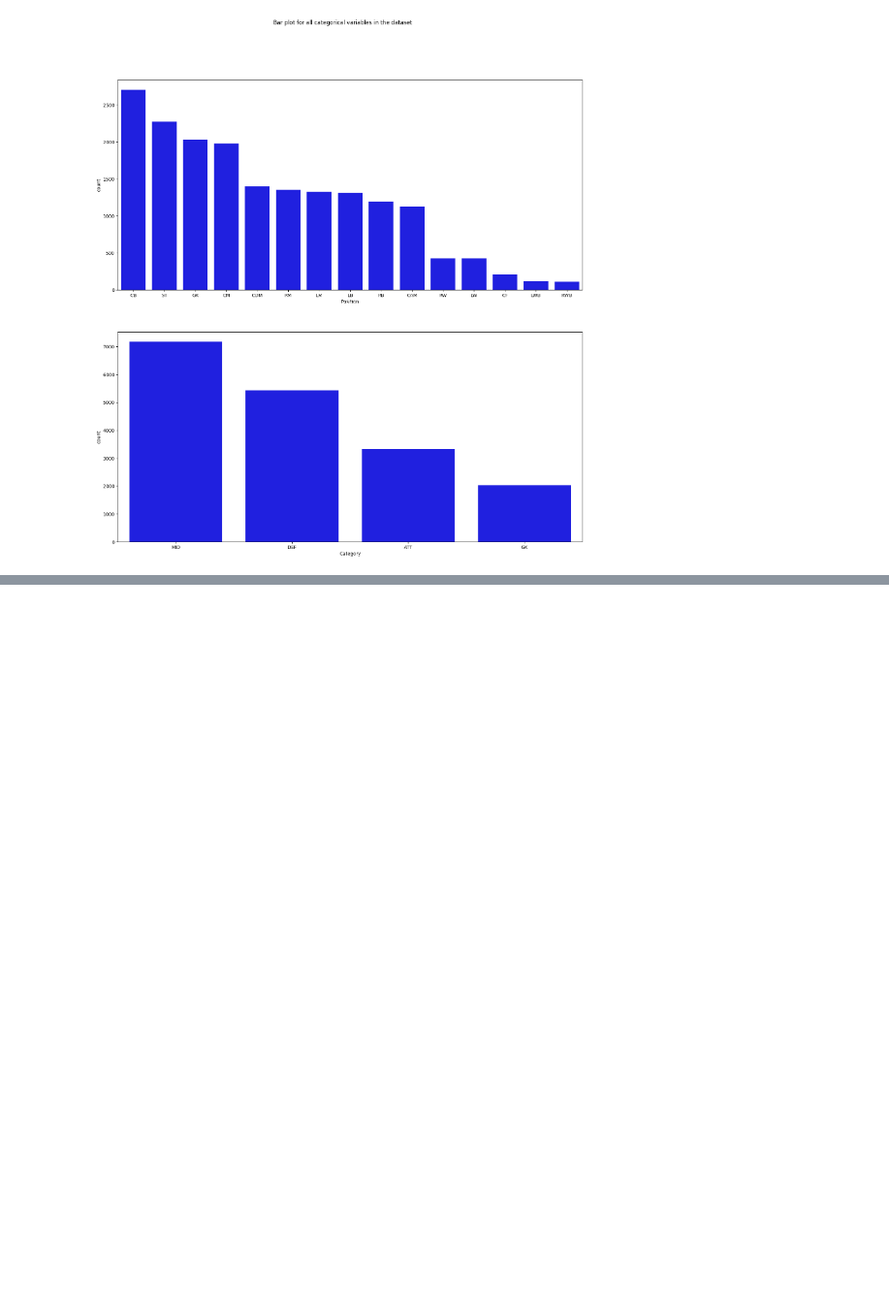
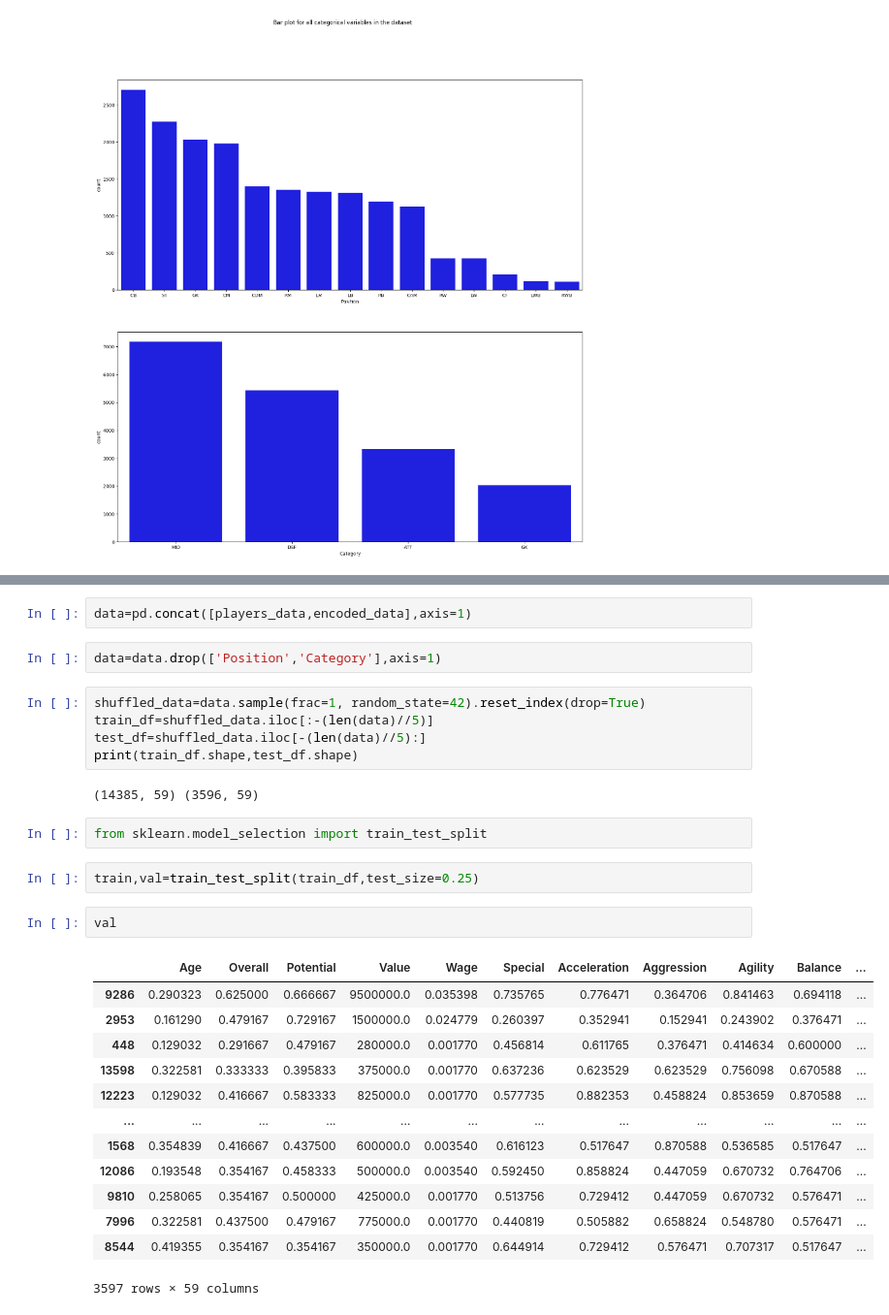
Before and after one commit to kvrHari/DataScience, a Jupyter notebook: Fifa/Fifa_Players.ipynb, the cells around one changed output, grey strips where cells are left out. Shown: that part at 97% size. Drawn from its saved outputs; the diff is of its cells as text; blank space fills up the shorter version.

```diff
--- a/Fifa/Fifa_Players.ipynb
+++ b/Fifa/Fifa_Players.ipynb
@@ -358,0 +201,31 @@ Average RMSE: 2574614.4439650252
+# %%
+data=pd.concat([players_data,encoded_data],axis=1)
+# %%
+data=data.drop(['Position','Category'],axis=1)
+# %%
+shuffled_data=data.sample(frac=1, random_state=42).reset_index(drop=True)
+train_df=shuffled_data.iloc[:-(len(data)//5)]
+test_df=shuffled_data.iloc[-(len(data)//5):]
+print(train_df.shape,test_df.shape)
+# %% [output]
+(14385, 59) (3596, 59)
+# %%
+from sklearn.model_selection import train_test_split
+# %%
+train,val=train_test_split(train_df,test_size=0.25)
+# %%
+val
+# %% [output]
+|  | Age | Overall | Potential | Value | Wage | Special | Acceleration | Aggression | Agility | Balance | ... |
+| 9286 | 0.290323 | 0.625000 | 0.666667 | 9500000.0 | 0.035398 | 0.735765 | 0.776471 | 0.364706 | 0.841463 | 0.694118 | ... |
+| 2953 | 0.161290 | 0.479167 | 0.729167 | 1500000.0 | 0.024779 | 0.260397 | 0.352941 | 0.152941 | 0.243902 | 0.376471 | ... |
+| 448 | 0.129032 | 0.291667 | 0.479167 | 280000.0 | 0.001770 | 0.456814 | 0.611765 | 0.376471 | 0.414634 | 0.600000 | ... |
+| 13598 | 0.322581 | 0.333333 | 0.395833 | 375000.0 | 0.001770 | 0.637236 | 0.623529 | 0.623529 | 0.756098 | 0.670588 | ... |
+| 12223 | 0.129032 | 0.416667 | 0.583333 | 825000.0 | 0.001770 | 0.577735 | 0.882353 | 0.458824 | 0.853659 | 0.870588 | ... |
+| ... | ... | ... | ... | ... | ... | ... | ... | ... | ... | ... | ... |
+| 1568 | 0.354839 | 0.416667 | 0.437500 | 600000.0 | 0.003540 | 0.616123 | 0.517647 | 0.870588 | 0.536585 | 0.517647 | ... |
+| 12086 | 0.193548 | 0.354167 | 0.458333 | 500000.0 | 0.003540 | 0.592450 | 0.858824 | 0.447059 | 0.670732 | 0.764706 | ... |
+| 9810 | 0.258065 | 0.354167 | 0.500000 | 425000.0 | 0.001770 | 0.513756 | 0.729412 | 0.447059 | 0.670732 | 0.576471 | ... |
+| 7996 | 0.322581 | 0.437500 | 0.479167 | 775000.0 | 0.001770 | 0.440819 | 0.505882 | 0.658824 | 0.548780 | 0.576471 | ... |
+| 8544 | 0.419355 | 0.354167 | 0.354167 | 350000.0 | 0.001770 | 0.644914 | 0.729412 | 0.576471 | 0.707317 | 0.517647 | ... |
+3597 rows × 59 columns
```
Also changed, not shown: parts of 46 cells of this notebook, 7 other files.
